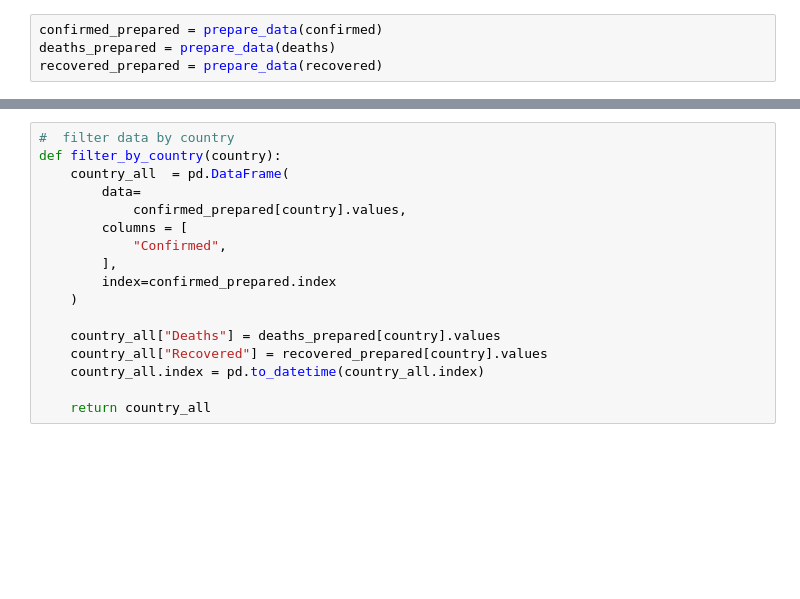
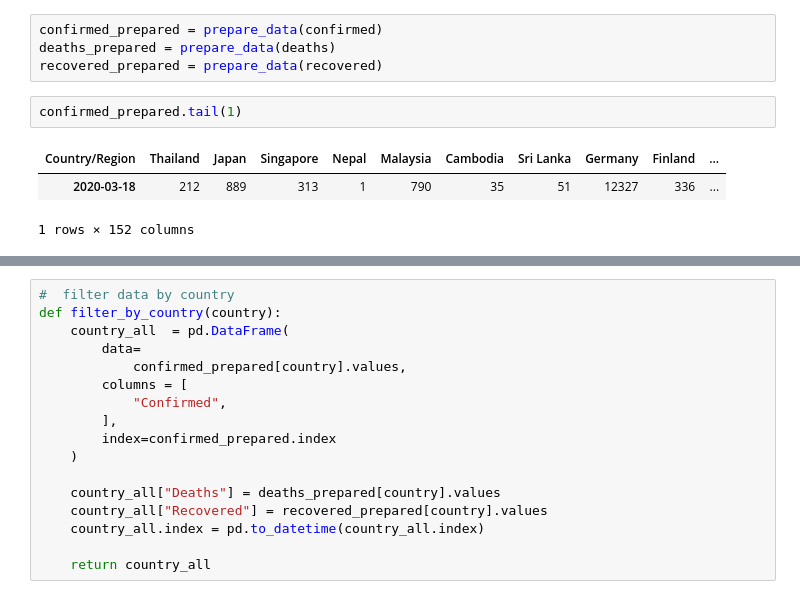
Before and after one commit to kongkip/Covid-19_Visualization, a Jupyter notebook: covid-19_visualization.ipynb, the cells around one changed output, grey strips where cells are left out. Drawn from its saved outputs; the diff is of its cells as text; blank space fills up the shorter version.

```diff
--- a/covid-19_visualization.ipynb
+++ b/covid-19_visualization.ipynb
@@ -89,3 +89,9 @@ def prepare_data(case):
 confirmed_prepared = prepare_data(confirmed)
 deaths_prepared = prepare_data(deaths)
 recovered_prepared = prepare_data(recovered)
+# %%
+confirmed_prepared.tail(1)
+# %% [output]
+| Country/Region | Thailand | Japan | Singapore | Nepal | Malaysia | Cambodia | Sri Lanka | Germany | Finland | ... |
+| 2020-03-18 | 212 | 889 | 313 | 1 | 790 | 35 | 51 | 12327 | 336 | ... |
+1 rows × 152 columns
```
Also changed, not shown: parts of 4 cells of this notebook, 3 other files.
